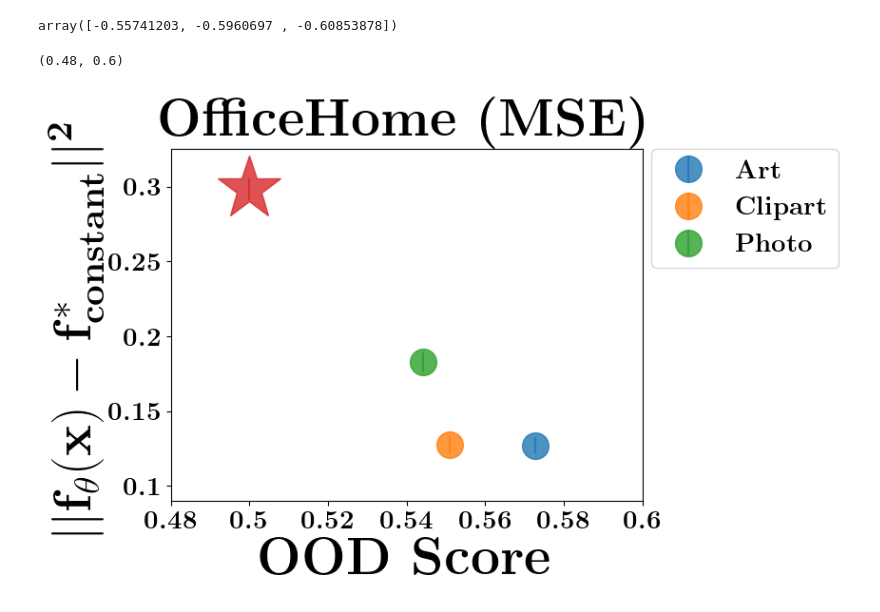
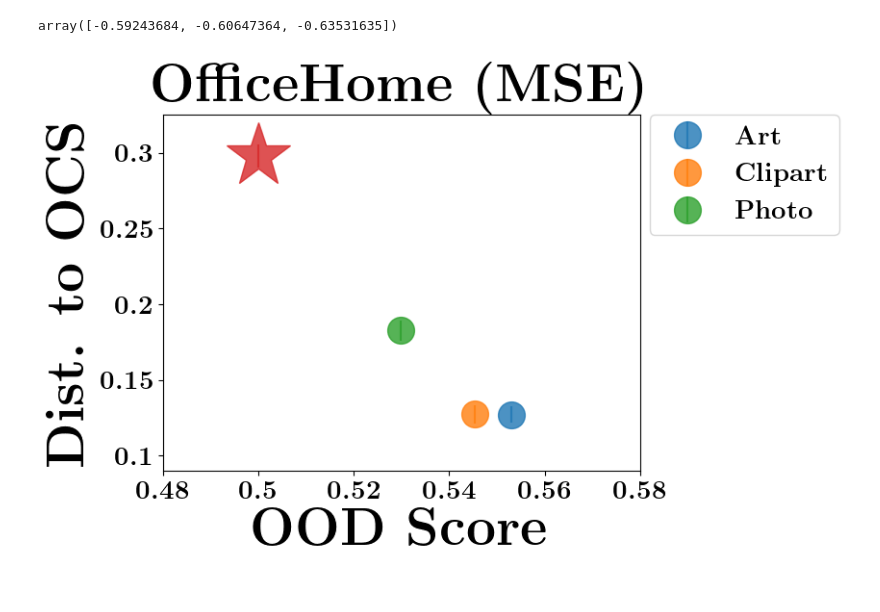
Before and after one commit to katiekang1998/cautious_extrapolation, a Jupyter notebook: cautious_extrapolation/OfficeHome/plot.ipynb, the cells around one changed output. Cells and saved outputs as stored; diff of their text form; code cells hidden in the pictures.

```diff
--- a/cautious_extrapolation/OfficeHome/plot.ipynb
+++ b/cautious_extrapolation/OfficeHome/plot.ipynb
@@ -58,13 +60,17 @@ for ood_dataset in ood_datasets:
     # y = y[idxs]
 
     scores = []
-    for _ in range(10):
+    for _ in range(30):
         clf = make_pipeline(StandardScaler(), SGDClassifier(loss="log", max_iter=20, alpha=10))
         clf.fit(X, y)
         score = clf.predict_log_proba(ood_features[int(0.9*num_points):])[:, 0].mean()
         scores.append(score)
     ood_scores.append(np.mean(scores))
 ood_scores = np.array(ood_scores)
+# %%
+ood_scores
+# %% [output]
+array([-0.59243684, -0.60647364, -0.63531635])
 # %%
 class_probs = []
 targets = np.array(train_dataset.underlying_dataset.targets)[np.array(train_dataset.keys)]
@@ -73,6 +79,24 @@ for class_idx in range(65):
 class_probs = np.array(class_probs)
 f_star = class_probs*1+(1-class_probs)*-4
 f_star = np.append(f_star, 0)
+# %%
+run_names = ["reward_prediction_seed0_2023_06_05_16_12_42",
+"reward_prediction_seed1_2023_06_05_21_18_16",
+"reward_prediction_seed2_2023_06_05_21_18_28",
+"reward_prediction_seed3_2023_06_05_21_18_44",
+"reward_prediction_seed4_2023_06_05_21_19_32"]
+
+run_names_imitation = ["xent+1_seed1_2023_07_11_11_46_52",
+"xent+1_seed2_2023_07_11_11_49_46",
+"xent+1_seed3_2023_07_11_11_50_16",
+"xent+1_seed4_2023_07_11_11_50_46",
+"xent+1_seed5_2023_07_11_11_51_15"]
+
+run_names_oracle = ["xent_seed0_2023_06_05_16_10_18",
+"xent_seed1_2023_07_11_12_13_06",
+"xent_seed2_2023_07_11_12_14_07",
+"xent_seed3_2023_07_11_12_14_29",
+"xent_seed4_2023_07_11_12_14_50"]
 # %%
 dir_path = os.path.dirname(os.path.abspath("__file__"))
 dataset_types = ['train', 'ood']
@@ -88,55 +111,45 @@ for run_name in run_names:
             dist_from_f_star.append(np.mean((data[dataset_idx] - np.expand_dims(f_star, axis=0))**2))
     dist_from_f_star_all.append(dist_from_f_star)
 dist_from_f_star_all = np.array(dist_from_f_star_all)
-# %%
-ood_scores
-# %% [output]
-array([-0.55741203, -0.5960697 , -0.60853878])
 # %%
-# ood_scores_all = np.e**ood_scores
-# ood_scores_all = np.insert(ood_scores, 0, 0.5)
-# sort_idxs = np.argsort(ood_scores_all)
-# plt.errorbar(ood_scores_all[sort_idxs], np.array(dist_from_f_star_all.mean(axis=0))[sort_idxs], yerr=np.array(dist_from_f_star_all.std(axis=0))[sort_idxs], fmt='o-')
-# plt.xlabel("OOD Score")
-# plt.ylabel("Distance from f*")
+import matplotlib as mpl
+from matplotlib import rc
+import matplotlib.pyplot as plt
 
 
+#reset rcParams
+plt.rcParams.update(plt.rcParamsDefault)
 
-
-import matplotlib as mpl
-from matplotlib import rc
 
 rc('font', **{'family': 'serif', 'serif': ['Computer Modern']})
 rc('text', usetex=True)
 mpl.rcParams['text.latex.preamble'] = [r'\boldmath']
 
 colors=["C3", "C0", "C1", "C2", "C4", "C5", "C6", "C7", "C8", "C9"]
 
 # plt.rcParams["figure.figsize"] = [2*5.3, 2*4.8]
 plt.figure()
 ax = plt.gca()
 labels = ["Art", "Clipart", "Photo"]
 
 plt.errorbar([0.5], [np.array(dist_from_f_star_all.mean(axis=0))[0]], yerr=[np.array(dist_from_f_star_all.std(axis=0))[0]], fmt='*', markersize=50, zorder=100, alpha=0.8, color=colors[0])
 for i in range(1, 4):
     plt.errorbar([np.e**ood_scores[i-1]], [np.array(dist_from_f_star_all.mean(axis=0))[i]], yerr=[np.array(dist_from_f_star_all.std(axis=0))[i]], fmt='o', markersize=20, alpha=0.8, color=colors[i], label=r"\textbf{"+labels[i-1]+"}")
 
 
+plt.xlabel(r"\textbf{OOD Score}", fontsize=40)
+# plt.ylabel(r"$\mathbf{||f_{\theta}(x) - f^*_{constant}||^2}$", fontsize=40)
+plt.ylabel(r"$\textbf{Dist. to OCS}$", fontsize=40)
 
-# plt.errorbar(np.e**imagenet_r_score, r_dist_from_f_starts_all.mean(axis=0), yerr=r_dist_from_f_starts_all.std(axis=0), fmt="o", markersize=20, label=r"\textbf{R(endition)}", alpha=0.8, color=colors[1])
-# plt.errorbar(np.e**imagenet_s_score, s_dist_from_f_starts_all.mean(axis=0), yerr=s_dist_from_f_starts_all.std(axis=0), fmt="o", markersize=20, label=r"\textbf{Sketch}", alpha=0.8, color=colors[2])
-
-
-plt.xlabel(r"\textbf{OOD Score}", fontsize=40)
-plt.ylabel(r"$\mathbf{||f_{\theta}(x) - f^*_{constant}||^2}$", fontsize=40)
 plt.title(r"\textbf{OfficeHome (MSE)}", fontsize=40)
 plt.legend(bbox_to_anchor=(1.02, 1), loc='upper left', borderaxespad=0., fontsize=20)
 ytick_labels = [r"\textbf{"+str(0.1)+"}", r"\textbf{"+str(0.15)+"}", r"\textbf{"+str(0.2)+"}", r"\textbf{"+str(0.25)+"}", r"\textbf{"+str(0.3)+"}"]
 plt.yticks([0.1+_*0.05 for _ in range(5)], ytick_labels, fontsize=20)
 xticks_labels = [r"\textbf{"+str(0.48)+"}", r"\textbf{"+str(0.5)+"}", r"\textbf{"+str(0.52)+"}", r"\textbf{"+str(0.54)+"}", r"\textbf{"+str(0.56)+"}", r"\textbf{"+str(0.58)+"}", r"\textbf{"+str(0.6)+"}"]
 plt.xticks([0.48+0.02*_ for _ in range(7)], xticks_labels, fontsize=20)
 plt.ylim([0.09, 0.325])
-plt.xlim([0.48, 0.6])
+plt.xlim([0.48, 0.58])
+
+plt.show()
 # %% [output]
-(0.48, 0.6)
-[figure, old version]
+[figure, new version]
```
Also changed, not shown: parts of 11 cells of this notebook, 34 other files.
